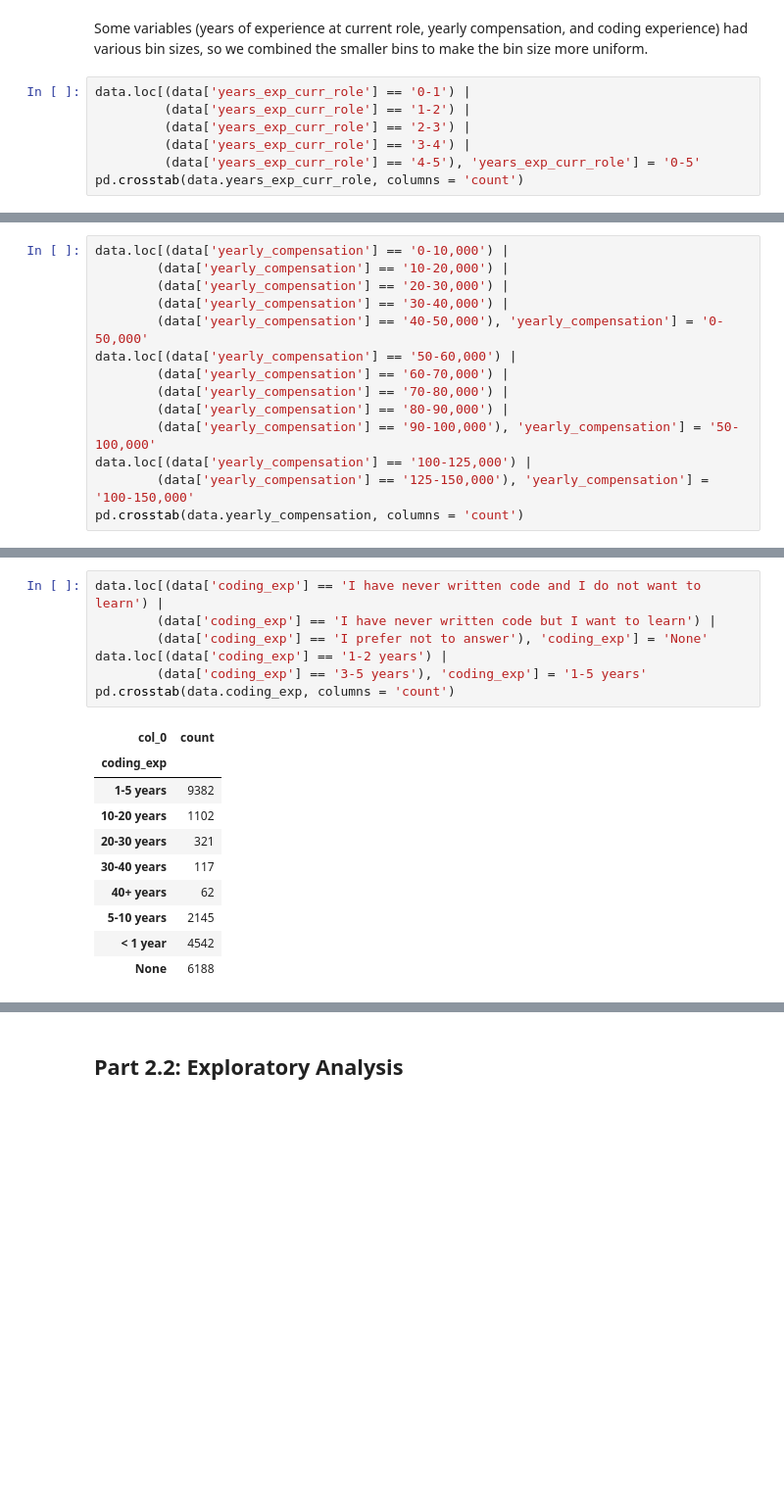
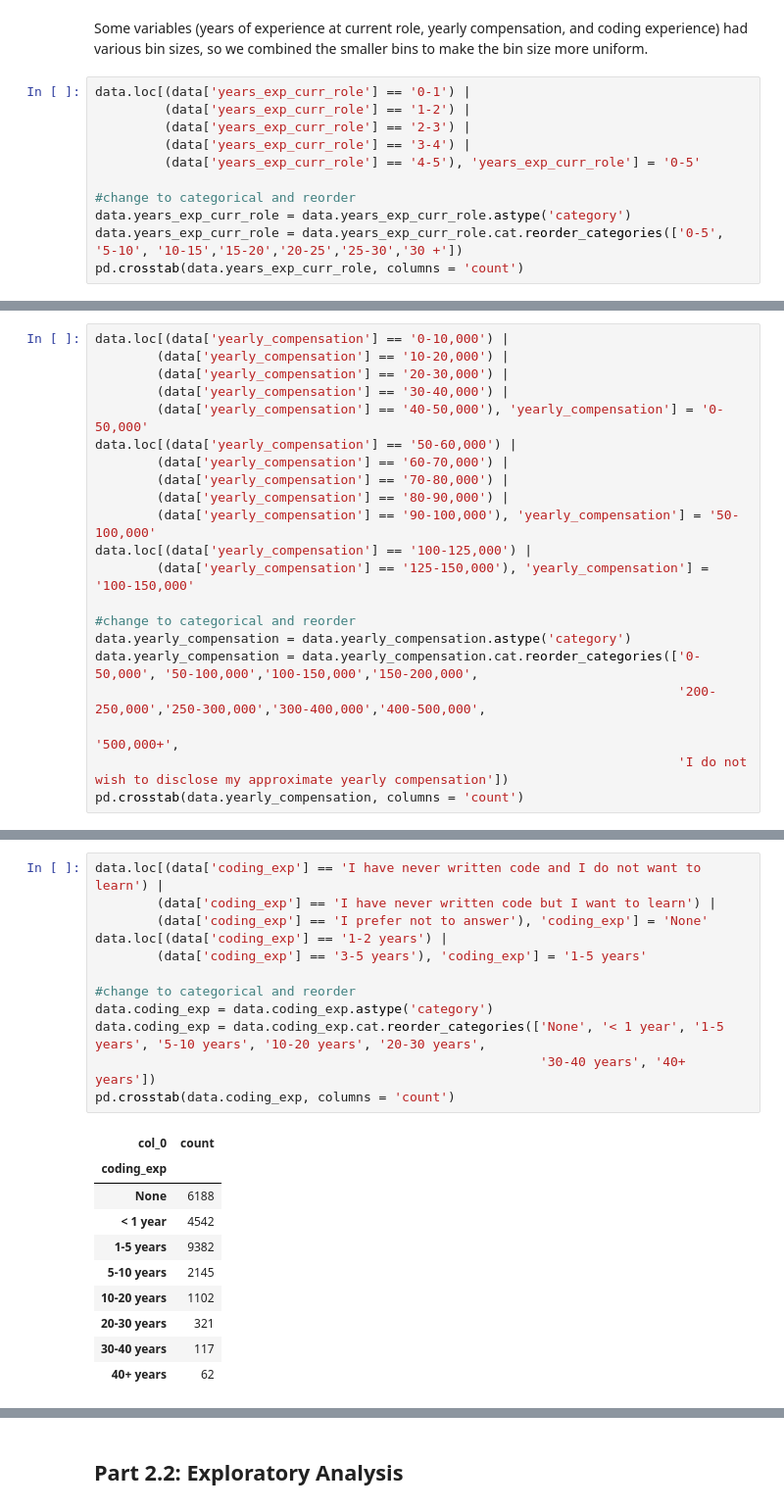
Before and after one commit to kelelue/Stats-131-final, a Jupyter notebook: project_code.ipynb, the cells around one changed output, grey strips where cells are left out. Shown: that part at 98% size. Saved outputs shown, nothing was run; the diff lists cells and outputs as text; blank space fills up the shorter version.

```diff
--- a/project_code.ipynb
+++ b/project_code.ipynb
@@ -117,6 +117,10 @@ data.loc[(data['years_exp_curr_role'] == '0-1') |
          (data['years_exp_curr_role'] == '2-3') |
          (data['years_exp_curr_role'] == '3-4') |
          (data['years_exp_curr_role'] == '4-5'), 'years_exp_curr_role'] = '0-5'
+
+#change to categorical and reorder
+data.years_exp_curr_role = data.years_exp_curr_role.astype('category')
+data.years_exp_curr_role = data.years_exp_curr_role.cat.reorder_categories(['0-5', '5-10', '10-15','15-20','20-25','25-30','30 +'])
 pd.crosstab(data.years_exp_curr_role, columns = 'count')
 # %% [output]
 | col_0 | count |
@@ -141,6 +145,13 @@ data.loc[(data['yearly_compensation'] == '50-60,000') |
         (data['yearly_compensation'] == '90-100,000'), 'yearly_compensation'] = '50-100,000'
 data.loc[(data['yearly_compensation'] == '100-125,000') |
         (data['yearly_compensation'] == '125-150,000'), 'yearly_compensation'] = '100-150,000'
+
+#change to categorical and reorder
+data.yearly_compensation = data.yearly_compensation.astype('category')
+data.yearly_compensation = data.yearly_compensation.cat.reorder_categories(['0-50,000', '50-100,000','100-150,000','150-200,000',
+                                                                            '200-250,000','250-300,000','300-400,000','400-500,000',
+                                                                            '500,000+',
+                                                                            'I do not wish to disclose my approximate yearly compensation'])
 pd.crosstab(data.yearly_compensation, columns = 'count')
 # %% [output]
 | col_0 | count |
@@ -158,18 +169,23 @@ pd.crosstab(data.yearly_compensation, columns = 'count')
 # %%
 data.loc[(data['coding_exp'] == 'I have never written code and I do not want to learn') |
         (data['coding_exp'] == 'I have never written code but I want to learn') |
         (data['coding_exp'] == 'I prefer not to answer'), 'coding_exp'] = 'None'
 data.loc[(data['coding_exp'] == '1-2 years') |
         (data['coding_exp'] == '3-5 years'), 'coding_exp'] = '1-5 years'
+
+#change to categorical and reorder
+data.coding_exp = data.coding_exp.astype('category')
+data.coding_exp = data.coding_exp.cat.reorder_categories(['None', '< 1 year', '1-5 years', '5-10 years', '10-20 years', '20-30 years',
+                                                          '30-40 years', '40+ years'])
 pd.crosstab(data.coding_exp, columns = 'count')
 # %% [output]
 | col_0 | count |
 | coding_exp |  |
+| None | 6188 |
+| < 1 year | 4542 |
 | 1-5 years | 9382 |
+| 5-10 years | 2145 |
 | 10-20 years | 1102 |
 | 20-30 years | 321 |
 | 30-40 years | 117 |
 | 40+ years | 62 |
-| 5-10 years | 2145 |
-| < 1 year | 4542 |
-| None | 6188 |
```
Also changed, not shown: parts of 6 cells of this notebook.
